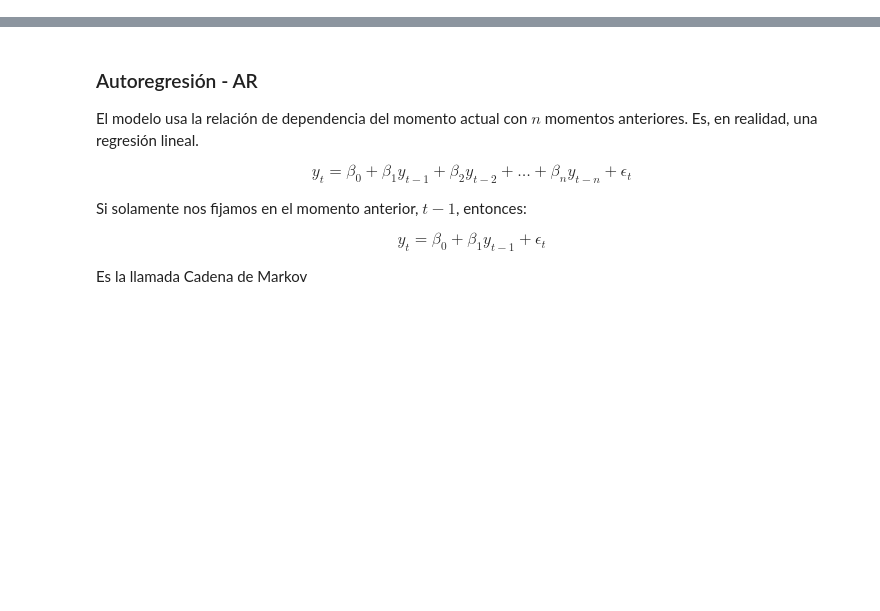
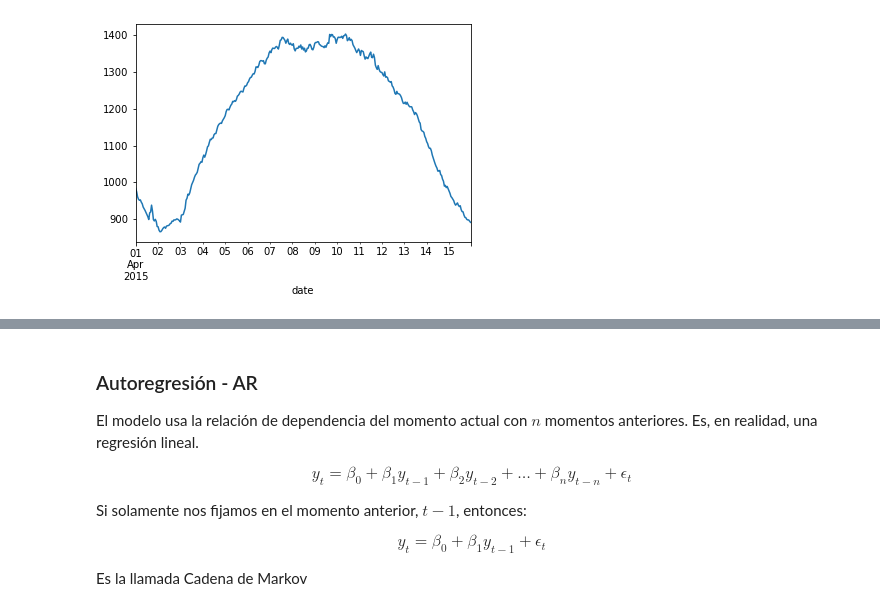
Before and after one commit to Ironhack-Data-Madrid-Agosto-2022/Apuntes-de-clase, a Jupyter notebook: semana_8/1.1 - Series Temporales.ipynb, the cells around one changed output, grey strips where cells are left out. Drawn from its saved outputs; the diff is of its cells as text; code cells hidden in the pictures; blank space fills up the shorter version.

```diff
--- a/semana_8/1.1 - Series Temporales.ipynb
+++ b/semana_8/1.1 - Series Temporales.ipynb
@@ -4,0 +93,6 @@
+# %%
+dias=df.CO2.loc['2015-4-1': '2015-4-15']
+
+dias.plot();
+# %% [output]
+[figure, added]
```
Also changed, not shown: parts of 52 cells of this notebook, 1 other file.
